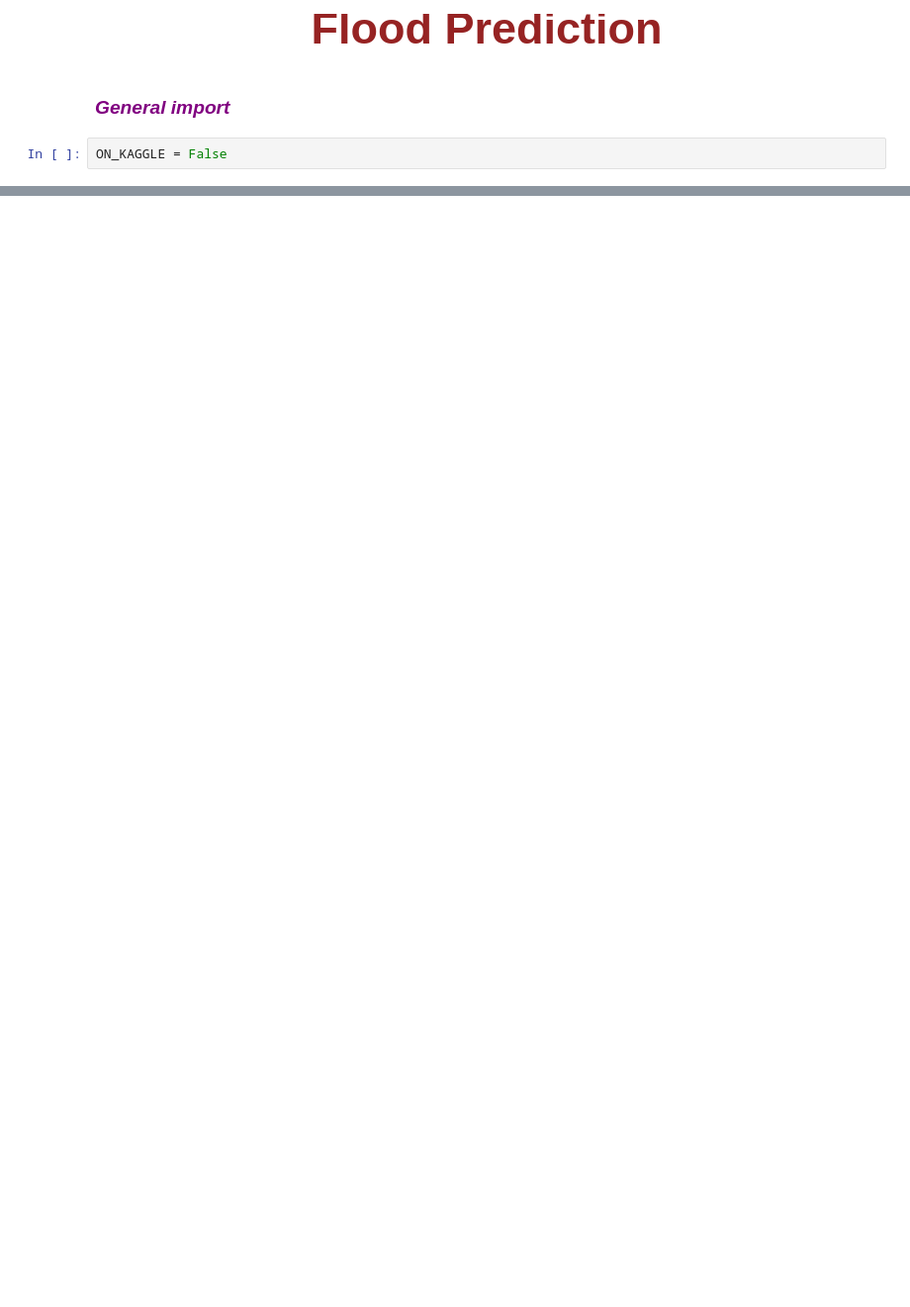
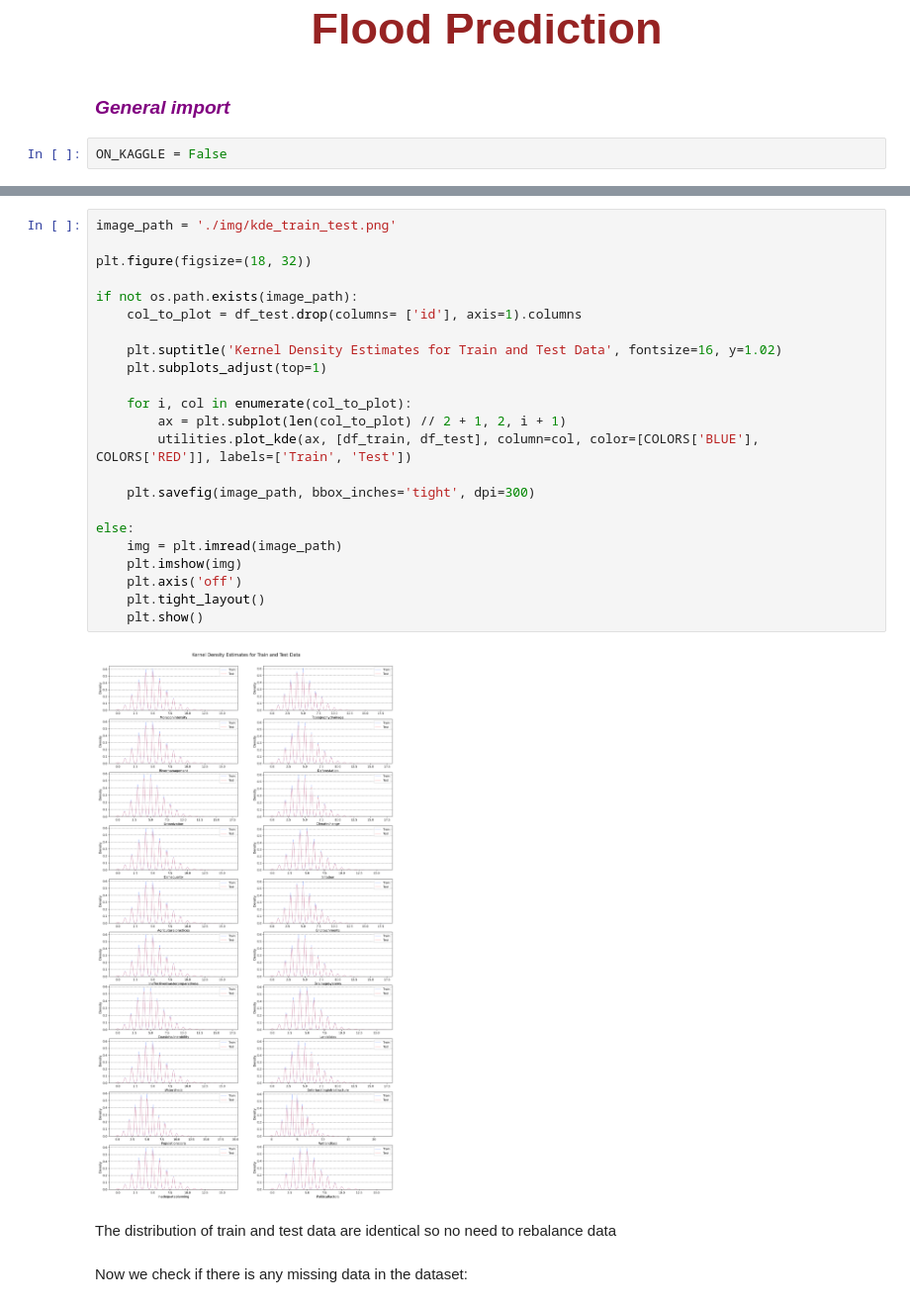
Before and after one commit to ydepledt/kaggle, a Jupyter notebook: flood_pred/flood_pred.ipynb, the cells around one changed output, grey strips where cells are left out. Shown at 99% size. Saved outputs shown, nothing was run; the diff lists cells and outputs as text; blank space fills up the shorter version.

```diff
--- a/flood_pred/flood_pred.ipynb
+++ b/flood_pred/flood_pred.ipynb
@@ -39,0 +101,29 @@ assert df_train.columns[:-1].equals(df_test.columns)
+# %%
+image_path = './img/kde_train_test.png'
+
+plt.figure(figsize=(18, 32))
+
+if not os.path.exists(image_path):
+    col_to_plot = df_test.drop(columns= ['id'], axis=1).columns
+
+    plt.suptitle('Kernel Density Estimates for Train and Test Data', fontsize=16, y=1.02)
+    plt.subplots_adjust(top=1)
+
+    for i, col in enumerate(col_to_plot):
+        ax = plt.subplot(len(col_to_plot) // 2 + 1, 2, i + 1)
+        utilities.plot_kde(ax, [df_train, df_test], column=col, color=[COLORS['BLUE'], COLORS['RED']], labels=['Train', 'Test'])
+
+    plt.savefig(image_path, bbox_inches='tight', dpi=300)
+
+else:
+    img = plt.imread(image_path)
+    plt.imshow(img)
+    plt.axis('off')
+    plt.tight_layout()
+    plt.show()
+# %% [output]
+[figure, added]
+# %% [markdown]
+The distribution of train and test data are identical so no need to rebalance data
+# %% [markdown]
+Now we check if there is any missing data in the dataset:
```
Also changed, not shown: parts of 20 cells of this notebook, 3 other files.
